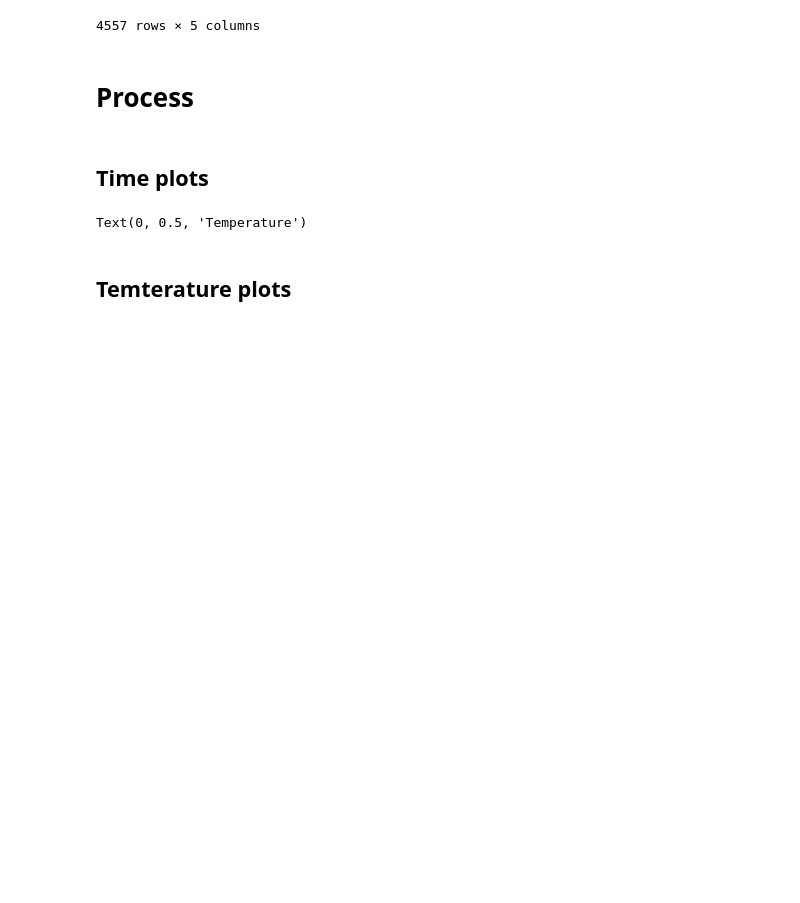
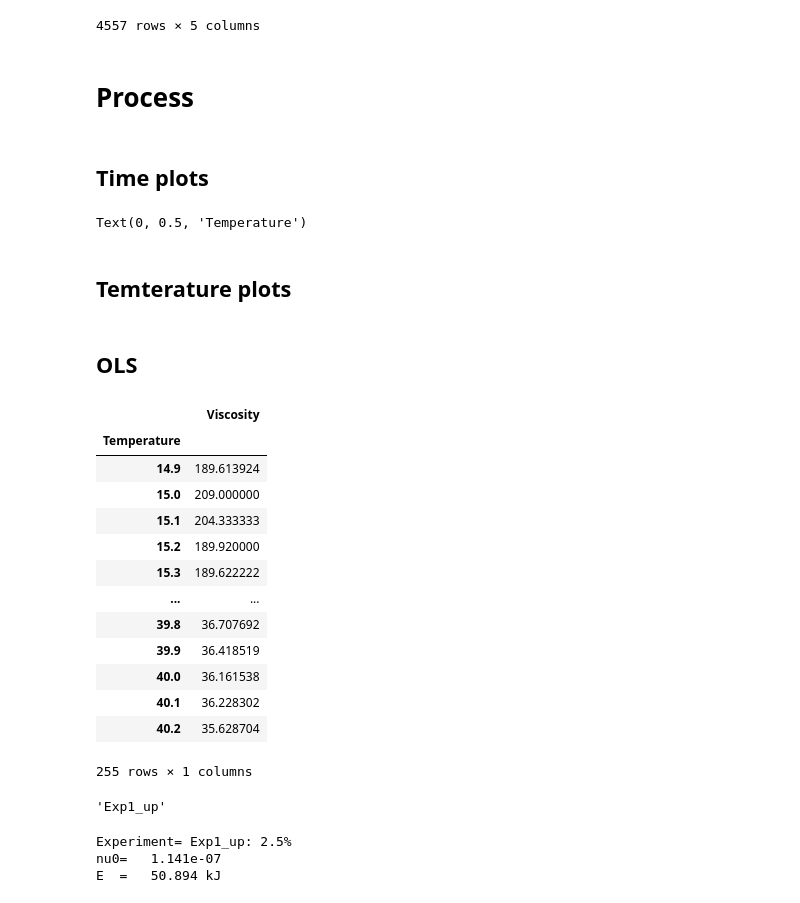
Before and after one commit to EnglishBeach/Diplom-work, a Jupyter notebook: plots.ipynb, the cells around one changed output. Cells and saved outputs as stored; diff of their text form; code cells hidden in the pictures; blank space fills up the shorter version.

```diff
--- a/plots.ipynb
+++ b/plots.ipynb
@@ -203,3 +203,5 @@ fig.update_layout(
                 #   yaxis=dict(range=(0, 100)),
                   margin=dict(l=0, r=0, b=0, t=0, pad=0))
 fig.show()
+# %% [markdown]
+## OLS
@@ -205,0 +210,18 @@ fig.show()
+# %%
+dfp = dfs_mean
+dfp
+# %% [output]
+|  | Viscosity |
+| Temperature |  |
+| 14.9 | 189.613924 |
+| 15.0 | 209.000000 |
+| 15.1 | 204.333333 |
+| 15.2 | 189.920000 |
+| 15.3 | 189.622222 |
+| ... | ... |
+| 39.8 | 36.707692 |
+| 39.9 | 36.418519 |
+| 40.0 | 36.161538 |
+| 40.1 | 36.228302 |
+| 40.2 | 35.628704 |
+255 rows × 1 columns
@@ -206 +243,17 @@ fig.show()
+# %%
+data_name[6:-4]
+# %% [output]
+'Exp1_up'
+# %%
+exp_name = folder_path.split('(')[-1][:-1]
+print(
+    f"Experiment= {data_name[6:-4]}: {exp_name}%",
+    f'nu0=  {np.exp(w0): 6.3e}',
+    f'E  =  {8.314*w/1000: 6.3f} kJ',
+    sep='\n',
+)
+# %% [output]
+Experiment= Exp1_up: 2.5%
+nu0=   1.141e-07
+E  =   50.894 kJ
 # %% [markdown]
```
Also changed, not shown: parts of 7 cells of this notebook.
